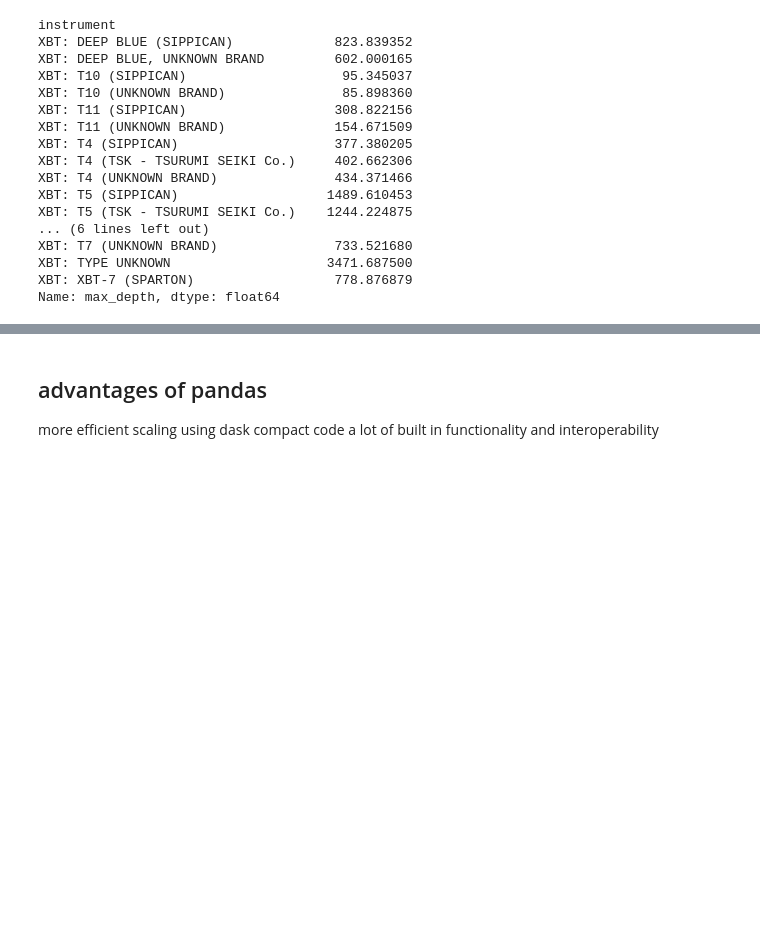
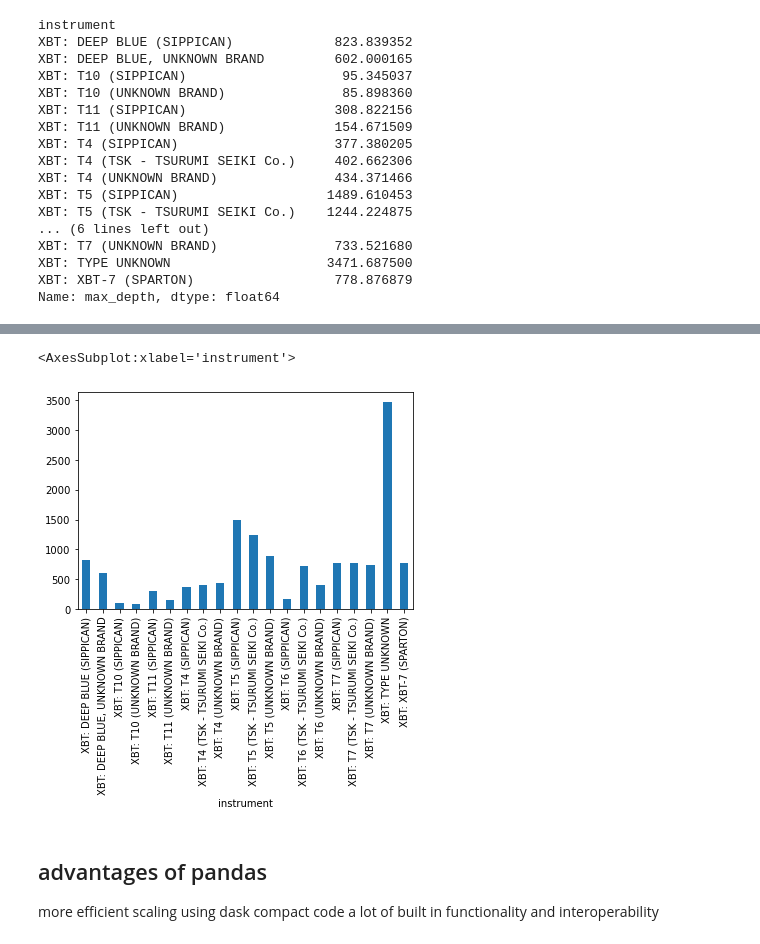
Before and after one commit to informatics-lab/intro_python_data_analysis, a Jupyter notebook: 05_PythonDataModel_Tabular.ipynb, the cells around one changed output, grey strips where cells are left out. Drawn from its saved outputs; the diff is of its cells as text; code cells hidden in the pictures; blank space fills up the shorter version.

```diff
--- a/05_PythonDataModel_Tabular.ipynb
+++ b/05_PythonDataModel_Tabular.ipynb
@@ -297,3 +326,8 @@ Name: max_depth, dtype: float64
+# %%
+xbt_df.groupby('instrument').max_depth.mean().plot.bar()
+# %% [output]
+<AxesSubplot:xlabel='instrument'>
+[figure, added]
 # %% [markdown]
 ## advantages of pandas
 more efficient
```
Also changed, not shown: parts of 12 cells of this notebook.
